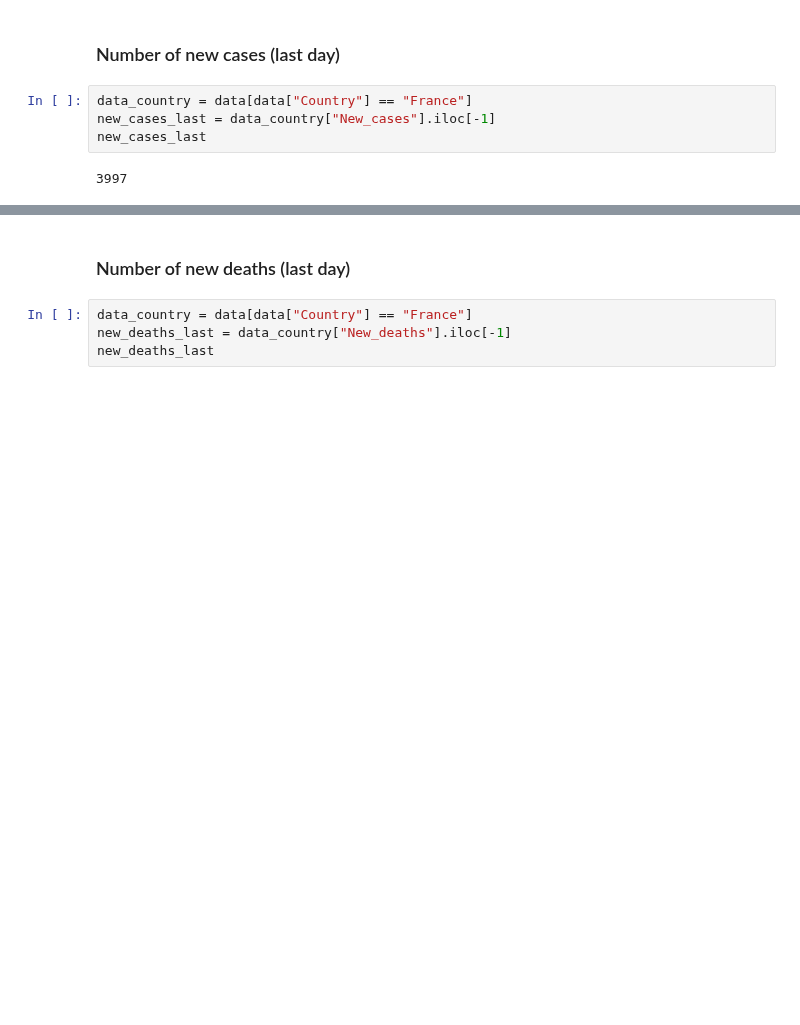
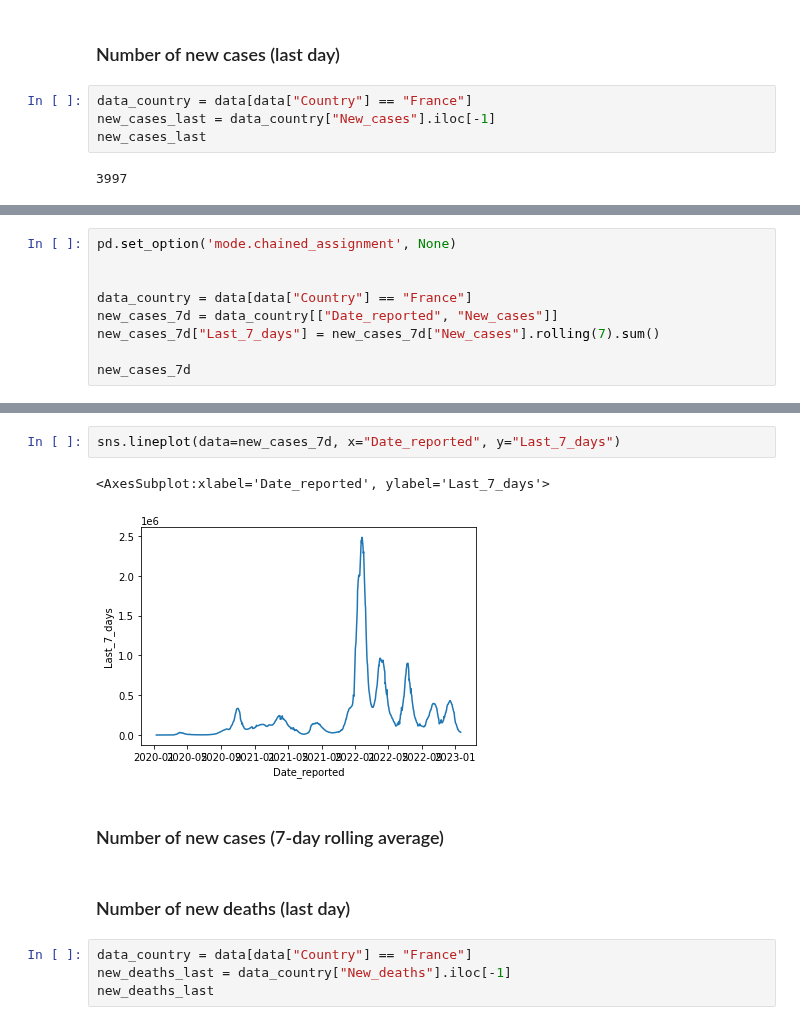
Before and after one commit to AmElmo/Covid_tracking_dashboard, a Jupyter notebook: data_collection.ipynb, the cells around one changed output, grey strips where cells are left out. Saved outputs shown, nothing was run; the diff lists cells and outputs as text; blank space fills up the shorter version.

```diff
--- a/data_collection.ipynb
+++ b/data_collection.ipynb
@@ -36,0 +39,9 @@ new_cases_last
+# %%
+pd.set_option('mode.chained_assignment', None)
+
+
+data_country = data[data["Country"] == "France"]
+new_cases_7d = data_country[["Date_reported", "New_cases"]]
+new_cases_7d["Last_7_days"] = new_cases_7d["New_cases"].rolling(7).sum()
+
+new_cases_7d
@@ -37,3 +62,10 @@ new_cases_last
+# %%
+sns.lineplot(data=new_cases_7d, x="Date_reported", y="Last_7_days")
+# %% [output]
+<AxesSubplot:xlabel='Date_reported', ylabel='Last_7_days'>
+[figure, added]
+# %% [markdown]
+### Number of new cases (7-day rolling average)
 # %% [markdown]
 ### Number of new deaths (last day)
 # %%
```
Also changed, not shown: parts of 11 cells of this notebook.
